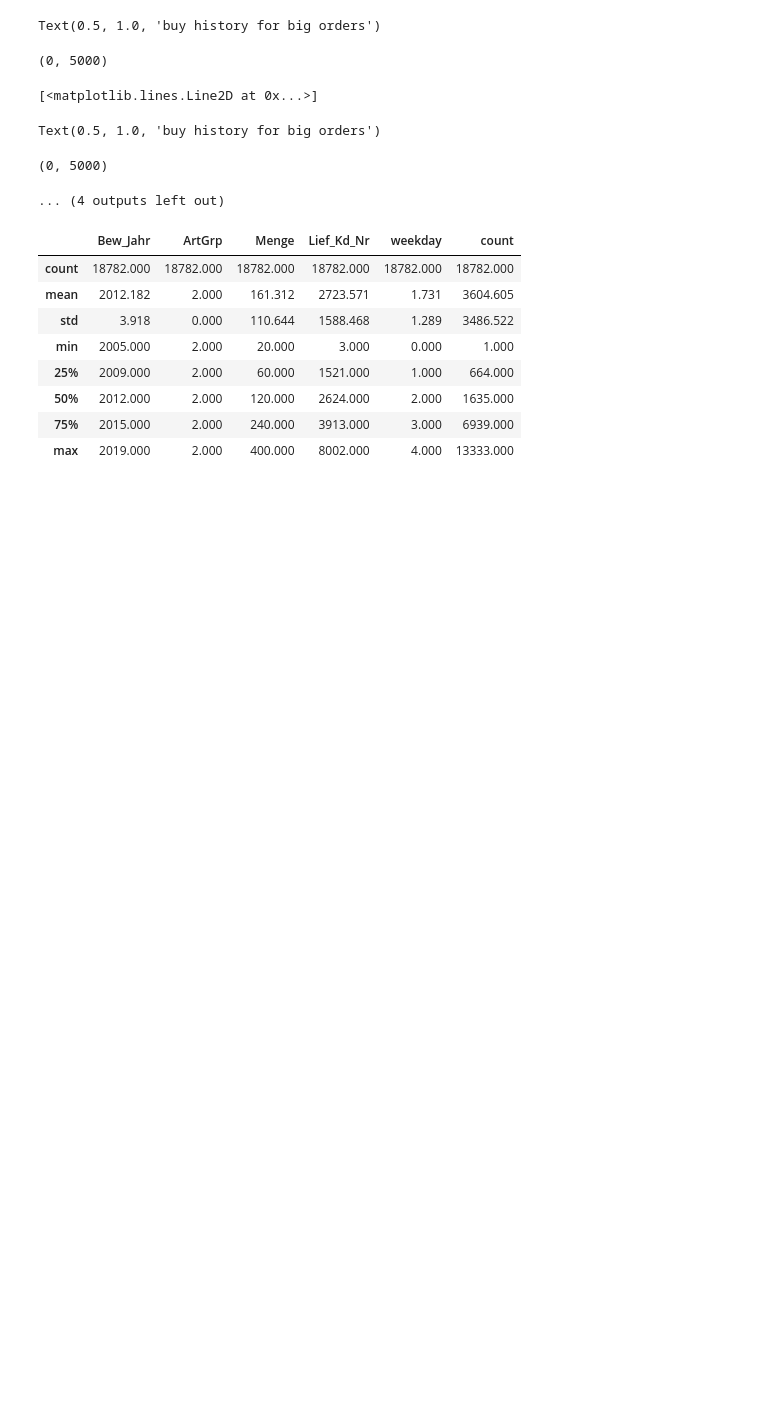
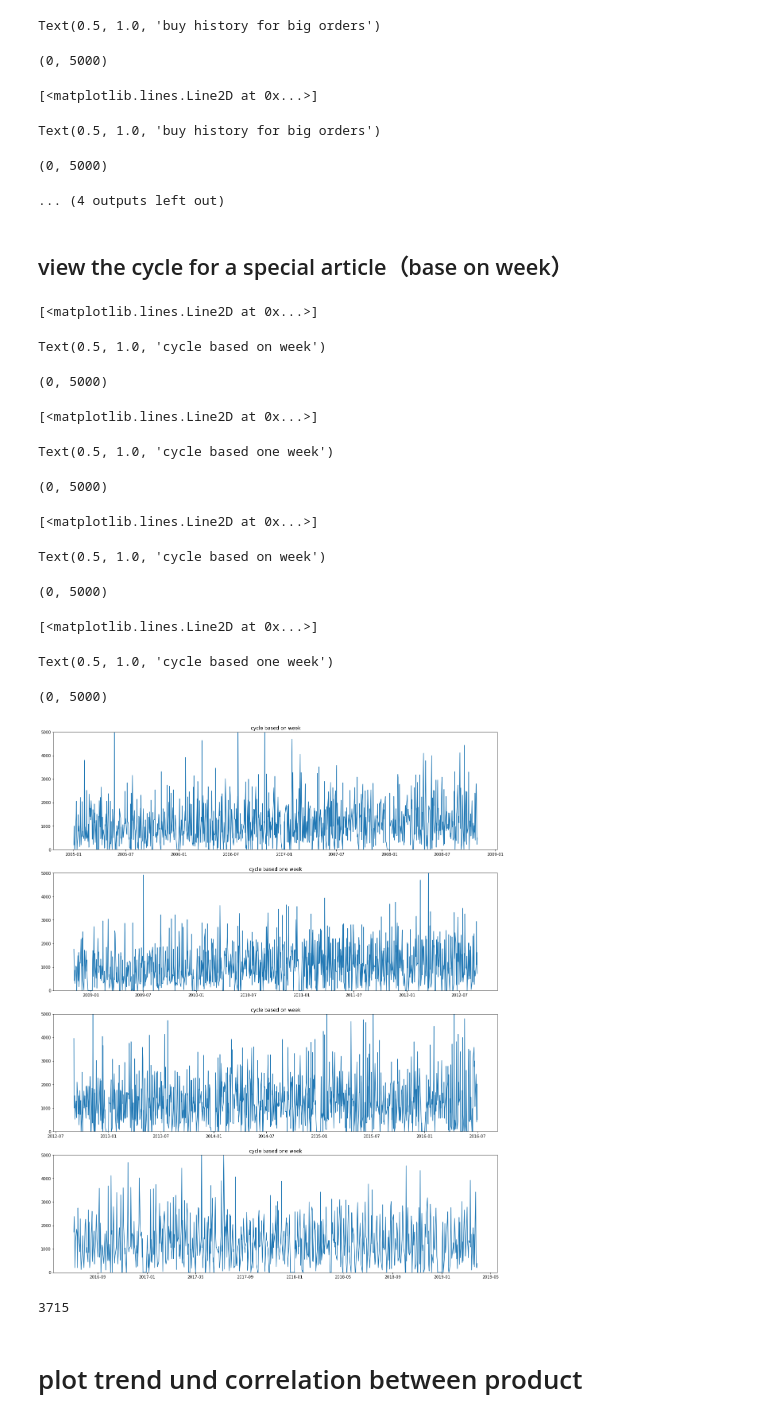
Before and after one commit to HuangYiran/schloetter, a Jupyter notebook: notebooks/First View.ipynb, the cells around one changed output. Saved outputs shown, nothing was run; the diff lists cells and outputs as text; code cells hidden in the pictures; blank space fills up the shorter version.

Commit message:
add View

```diff
--- a/notebooks/First View.ipynb
+++ b/notebooks/First View.ipynb
@@ -624,15 +622,49 @@ Text(0.5, 1.0, 'buy history for big orders')
 Text(0.5, 1.0, 'buy history for big orders')
 (0, 5000)
 ... (4 outputs left out)
-# %%
-tmp.describe()
-# %% [output]
-|  | Bew_Jahr | ArtGrp | Menge | Lief_Kd_Nr | weekday | count |
-| count | 18782.000 | 18782.000 | 18782.000 | 18782.000 | 18782.000 | 18782.000 |
-| mean | 2012.182 | 2.000 | 161.312 | 2723.571 | 1.731 | 3604.605 |
-| std | 3.918 | 0.000 | 110.644 | 1588.468 | 1.289 | 3486.522 |
-| min | 2005.000 | 2.000 | 20.000 | 3.000 | 0.000 | 1.000 |
-| 25% | 2009.000 | 2.000 | 60.000 | 1521.000 | 1.000 | 664.000 |
-| 50% | 2012.000 | 2.000 | 120.000 | 2624.000 | 2.000 | 1635.000 |
-| 75% | 2015.000 | 2.000 | 240.000 | 3913.000 | 3.000 | 6939.000 |
-| max | 2019.000 | 2.000 | 400.000 | 8002.000 | 4.000 | 13333.000 |
+# %% [markdown]
+## view the cycle for a special article（base on week）
+# %%
+df = pd.read_csv('../data/Artikelbewegungen ab 1996.txt', sep=';', encoding = 'ISO-8859-1', header=None)
+df = preprocessing(df)
+# grid table create
+tmp = create_grid_data_for_an_article('200032', df)
+# feature selection, only weekday
+tmp['weekday'] = tmp.index.weekday
+# remove weekend
+tmp = tmp[tmp['weekday'] != 5]
+tmp = tmp[tmp['weekday'] != 6]
+# %%
+f, axs = plt.subplots(4, 1, figsize=(20, 25))
+axs[0].plot(tmp['Menge'].iloc[0:1000])
+axs[0].set_title('cycle based on week')
+axs[0].set_ylim([0, 5000])
+axs[1].plot(tmp['Menge'].iloc[1000:2000])
+axs[1].set_title('cycle based one week')
+axs[1].set_ylim([0, 5000])
+axs[2].plot(tmp['Menge'].iloc[2000:3000])
+axs[2].set_title('cycle based on week')
+axs[2].set_ylim([0, 5000])
+axs[3].plot(tmp['Menge'].iloc[3000:])
+axs[3].set_title('cycle based one week')
+axs[3].set_ylim([0, 5000])
+# %% [output]
+[<matplotlib.lines.Line2D at 0x...>]
+Text(0.5, 1.0, 'cycle based on week')
+(0, 5000)
+[<matplotlib.lines.Line2D at 0x...>]
+Text(0.5, 1.0, 'cycle based one week')
+(0, 5000)
+[<matplotlib.lines.Line2D at 0x...>]
+Text(0.5, 1.0, 'cycle based on week')
+(0, 5000)
+[<matplotlib.lines.Line2D at 0x...>]
+Text(0.5, 1.0, 'cycle based one week')
+(0, 5000)
+[figure, added]
+# %%
+len(tmp)
+# %% [output]
+3715
+# %% [markdown]
+# plot trend und correlation between product
```
Also changed, not shown: parts of 21 cells of this notebook.
